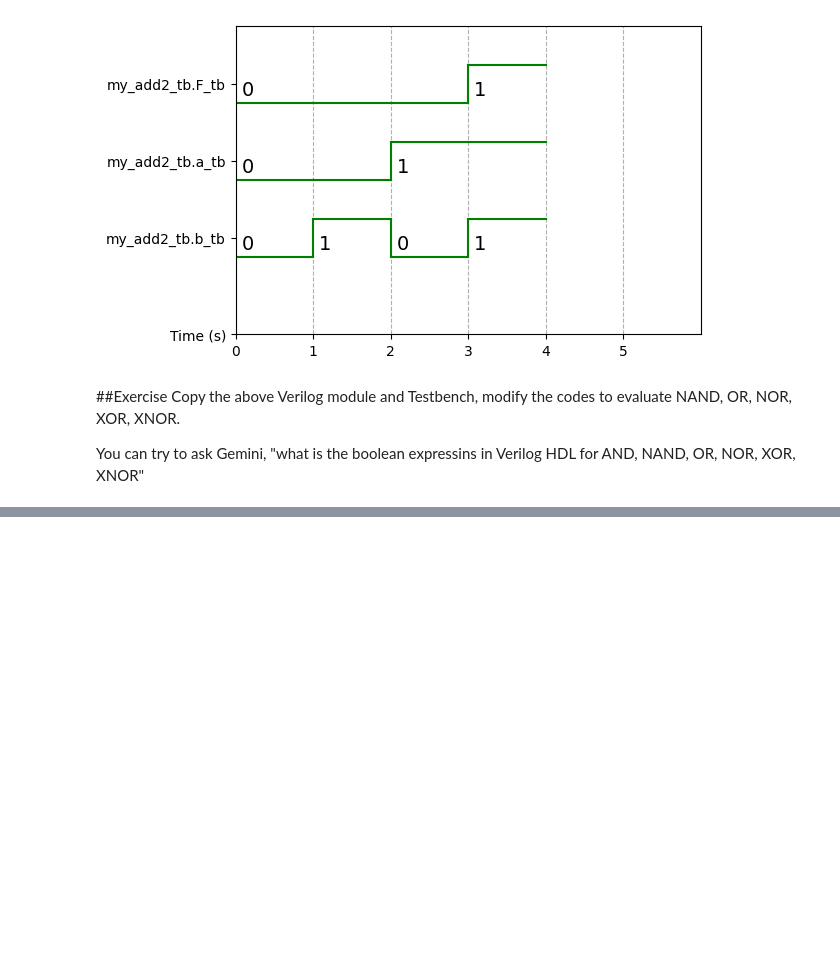
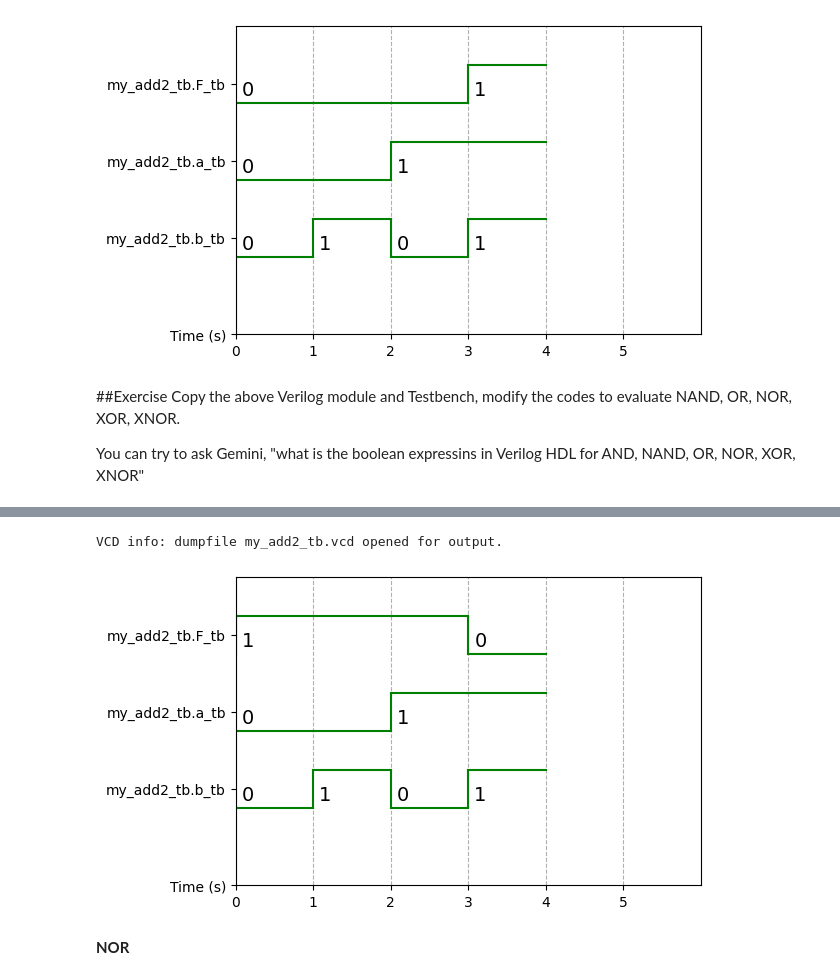
Before and after one commit to Varshan98/Suriya_DSL_HW, a Jupyter notebook: eda4u_dsl.ipynb, the cells around one changed output, grey strips where cells are left out. Cells and saved outputs as stored; diff of their text form; code cells hidden in the pictures; blank space fills up the shorter version.

```diff
--- a/eda4u_dsl.ipynb
+++ b/eda4u_dsl.ipynb
@@ -93,0 +144,48 @@ You can try to ask Gemini, "what is the boolean expressins in Verilog HDL for AN
+# %%
+%%verilog
+
+//--my 2 inputs and gate--//
+module my_and2 (
+    output F,
+    input a,
+    input b);
+
+  assign F = (a~&b);
+
+endmodule
+//-----//
+
+//-----//
+module my_add2_tb();
+    wire F_tb;
+    reg a_tb, b_tb;
+
+    my_and2 dut(.F(F_tb),.a(a_tb),.b(b_tb));
+
+    // Test stimulus
+    initial begin
+        $dumpfile("my_add2_tb.vcd");
+        $dumpvars;
+
+        #0 a_tb = 1'b0; b_tb = 1'b0;
+        #1 a_tb = 1'b0; b_tb = 1'b1;
+        #1 a_tb = 1'b1; b_tb = 1'b0;
+        #1 a_tb = 1'b1; b_tb = 1'b1;
+        #1 $finish;
+
+        $dumpoff;
+    end
+
+endmodule
+# %% [output]
+VCD info: dumpfile my_add2_tb.vcd opened for output.
+# %%
+%%waveform my_add2_tb.vcd
+sign_list = ['my_add2_tb.F_tb','my_add2_tb.a_tb', 'my_add2_tb.b_tb']
+time_begin = 0
+time_end = 5
+base = 'dec' # bin, dec, dec2, hex, octal
+# %% [output]
+[figure, added]
+# %% [markdown]
+**NOR**
```
Also changed, not shown: parts of 12 cells of this notebook.
